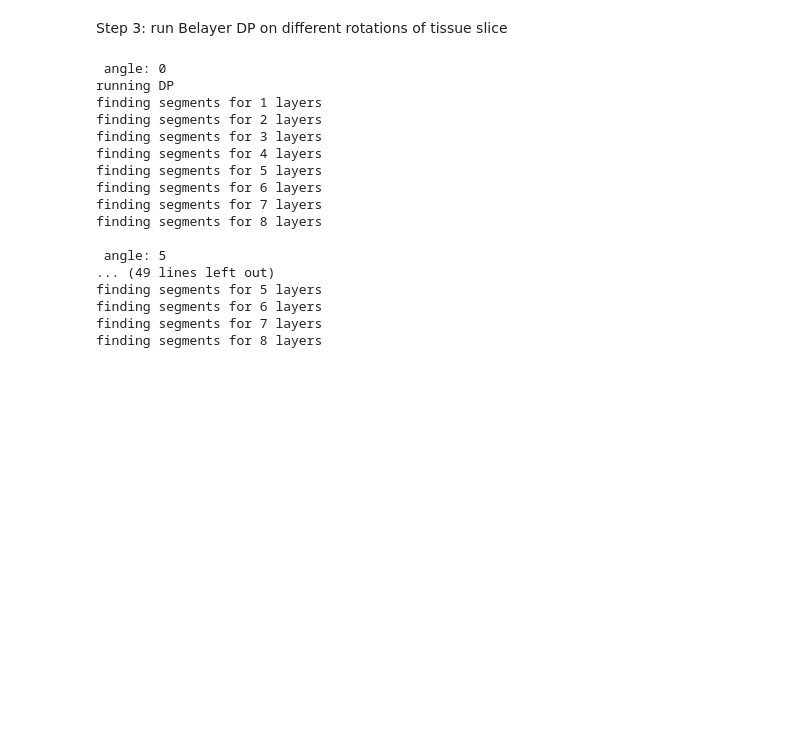
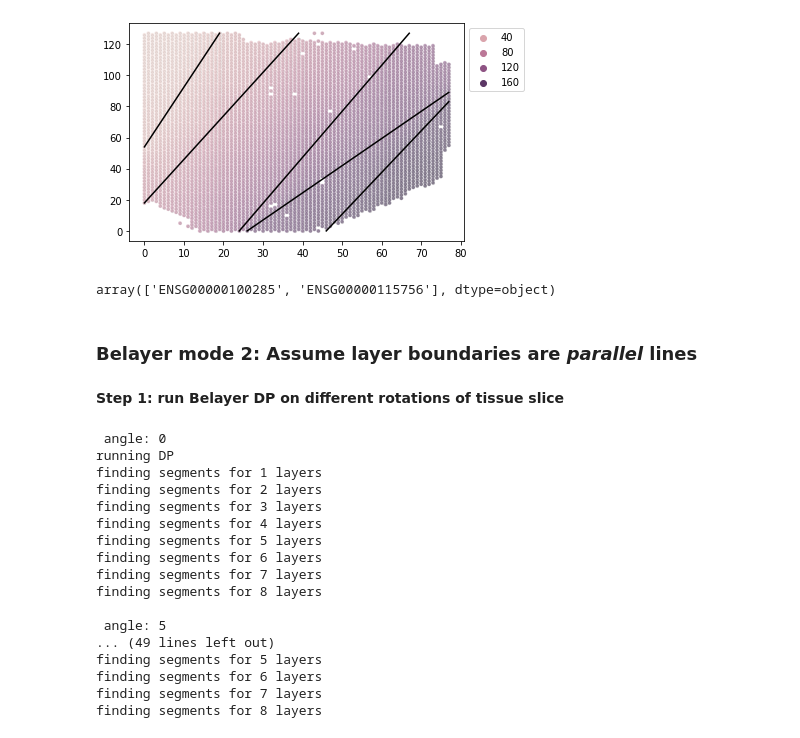
Before and after one commit to raphael-group/belayer, a Jupyter notebook: tutorial.ipynb, the cells around one changed output. Cells and saved outputs as stored; diff of their text form; code cells hidden in the pictures; blank space fills up the shorter version.

Commit message:
finish DP linear layer boundary part in tutorial, simplify by moving notebook cells into functions

```diff
--- a/tutorial.ipynb
+++ b/tutorial.ipynb
@@ -73,0 +138,28 @@ F_glmpca=np.load(base_folder+'F_glmpca_2d_{}_penalty_10_trial_{}.npy'.format(sam
+# %%
+##### this is using the utility function in precompute_likelihood.py #####
+
+FOLDER_TO_SAVE_LOSSES_IN="" # add the folder to save precomputation results in
+
+max_nlayers=10 #maximum number of layers
+
+p = precompute_class(F_glmpca, coords, max_nlayers, FOLDER_TO_SAVE_LOSSES_IN) # initialize the object that contains all information for precomputing likelihoods
+
+
+# OPTION 1: no parallelization
+
+p.precompute_likelihood(F_glmpca, coords, max_nlayers, FOLDER_TO_SAVE_LOSSES_IN)
+
+
+# OPTION 2: parallel using python
+# Split the set of all line-bounded regions into num_batches for precomputing likelihoods. The per-region likelihoods of each batch will be stored in a separate file and need to be merged.
+# import multiprocessing
+
+# n_processes = 10 # number processes to use in multi-processing.
+# num_batches = 1000 # number of batches to split the likelihood precomputation
+# p.num_batches = num_batches
+# pool = multiprocessing.Pool(processes = n_processes)
+# outputs = pool.map(p.precompute_likelihood, np.arange(num_batches))
+# p.combine_precomputed_likelihoods()
+
+
+# OPTION 3: parallel by submitting multiple jobs in slurm
@@ -73,0 +208,3 @@ F_glmpca=np.load(base_folder+'F_glmpca_2d_{}_penalty_10_trial_{}.npy'.format(sam
+# %%
+PREFIX_TO_SAVE_DP = "" # folder to save the optimal layer boundaries and likelihood values
+arr_loss_np, arr_layers_np = run_dp_linear_boundary(FOLDER_TO_SAVE_LOSSES_IN, p.sorted_boundary, max_nlayers, PREFIX_TO_SAVE_DP)
@@ -74,5 +280,31 @@ F_glmpca=np.load(base_folder+'F_glmpca_2d_{}_penalty_10_trial_{}.npy'.format(sam
+# %%
+dp_boundaries = arr_layers_np[5]
+depth, dp_labels = get_depth_from_linear_boundaries(p.llf.interpolation, dp_boundaries, p.in_tissue)
+
+plt.scatter(coords[:,0], coords[:,1], c="grey", s=5, alpha=0.2)
+sns.scatterplot(x=coords[:,0], y=coords[:,1], hue=depth, s=15, alpha=0.5)
+for endpoints in dp_boundaries:
+    b1, b2 = endpoints
+    plt.plot([b1[0], b2[0]], [b1[1], b2[1]], c="black")
+plt.legend(loc="upper left", bbox_to_anchor=(1,1))
+plt.show()
+# %% [output]
+[figure, added]
+# %%
+# get slopes, offsets
+slope_offsets=svg.segmented_poisson_regression(count[idx_kept,:],
+                                               np.sum(count,axis=0),
+                                               dp_labels,
+                                               depth)
+
+# For example, the two genes with largest absolute slopes in layer 3: NEFM and HPCAL1
+gene_labels[ idx_kept[ np.argsort( np.abs(slope_offsets['slope 2.0']) )[::-1][:2] ] ]
+# %% [output]
+array(['ENSG00000100285', 'ENSG00000115756'], dtype=object)
+# %% [markdown]
+### Belayer mode 2: Assume layer boundaries are _parallel_ lines
 # %% [markdown]
-Step 3: run Belayer DP on different rotations of tissue slice
+**Step 1: run Belayer DP on different rotations of tissue slice**
 # %%
 # Run Belayer DP
 
```
Also changed, not shown: parts of 31 cells of this notebook, 3 other files.
